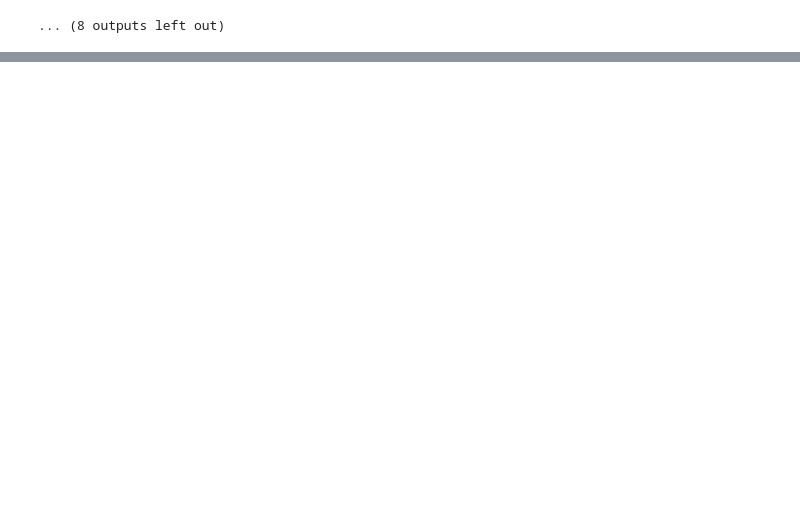
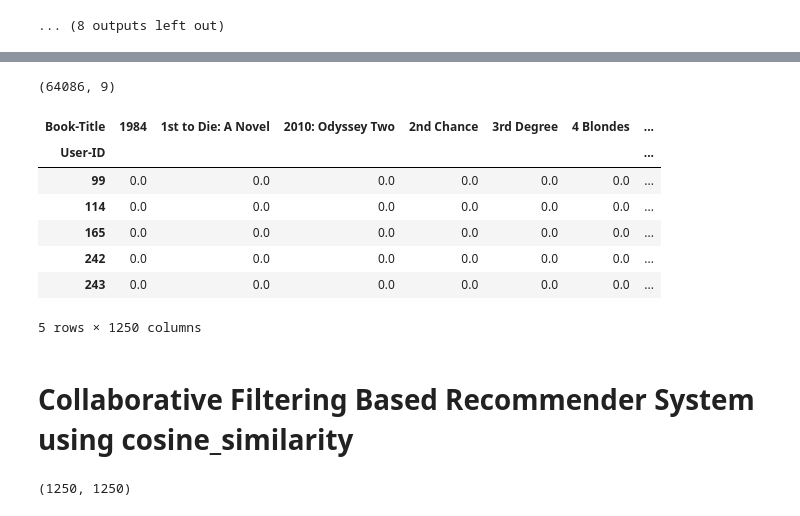
Before and after one commit to mukteshsingh95/Book-Recommendation-System, a Jupyter notebook: Book_Recommendation_System.ipynb, the cells around one changed output, grey strips where cells are left out. Saved outputs shown, nothing was run; the diff lists cells and outputs as text; code cells hidden in the pictures; blank space fills up the shorter version.

```diff
--- a/Book_Recommendation_System.ipynb
+++ b/Book_Recommendation_System.ipynb
@@ -836,0 +834,31 @@ for path in image_list:
+# %%
+#user with at least 3 rating
+rating_user_df=Final_df.groupby('User-ID').agg({'Book-Rating':'count'}).reset_index()
+relible_user=rating_user_df[rating_user_df['Book-Rating']>=3]['User-ID'].tolist()
+final_relible_user_df = Final_df[Final_df['User-ID'].isin(relible_user)]
+# %%
+#top 1 percent of most reviewed book
+threshold = len(final_relible_user_df ['ISBN'].unique()) * 0.01
+
+filter_books_list = final_relible_user_df ['ISBN'].value_counts().head(int(threshold)).index.to_list()
+final_relible_user_df  = final_relible_user_df [final_relible_user_df ['ISBN'].isin(filter_books_list)]
+# %%
+# Checking shape of final_relible_user_df
+final_relible_user_df.shape
+# %% [output]
+(64086, 9)
+# %%
+# Applying Pivot table to final_relible_user_df
+user_item_df=final_relible_user_df.pivot_table(index='User-ID',columns='Book-Title',values='Book-Rating').fillna(0)
+user_item_df.head()
+# %% [output]
+| Book-Title | 1984 | 1st to Die: A Novel | 2010: Odyssey Two | 2nd Chance | 3rd Degree | 4 Blondes | ... |
+| User-ID |  |  |  |  |  |  | ... |
+| 99 | 0.0 | 0.0 | 0.0 | 0.0 | 0.0 | 0.0 | ... |
+| 114 | 0.0 | 0.0 | 0.0 | 0.0 | 0.0 | 0.0 | ... |
+| 165 | 0.0 | 0.0 | 0.0 | 0.0 | 0.0 | 0.0 | ... |
+| 242 | 0.0 | 0.0 | 0.0 | 0.0 | 0.0 | 0.0 | ... |
+| 243 | 0.0 | 0.0 | 0.0 | 0.0 | 0.0 | 0.0 | ... |
+5 rows × 1250 columns
+# %% [markdown]
+# Collaborative Filtering Based Recommender System using cosine_similarity
@@ -836,0 +868,6 @@ for path in image_list:
+# %%
+#Applying cosine_similarity to pivot table
+similarity_scores = cosine_similarity(user_item_df_transposed)
+similarity_scores.shape
+# %% [output]
+(1250, 1250)
```
Also changed, not shown: parts of 45 cells of this notebook.
